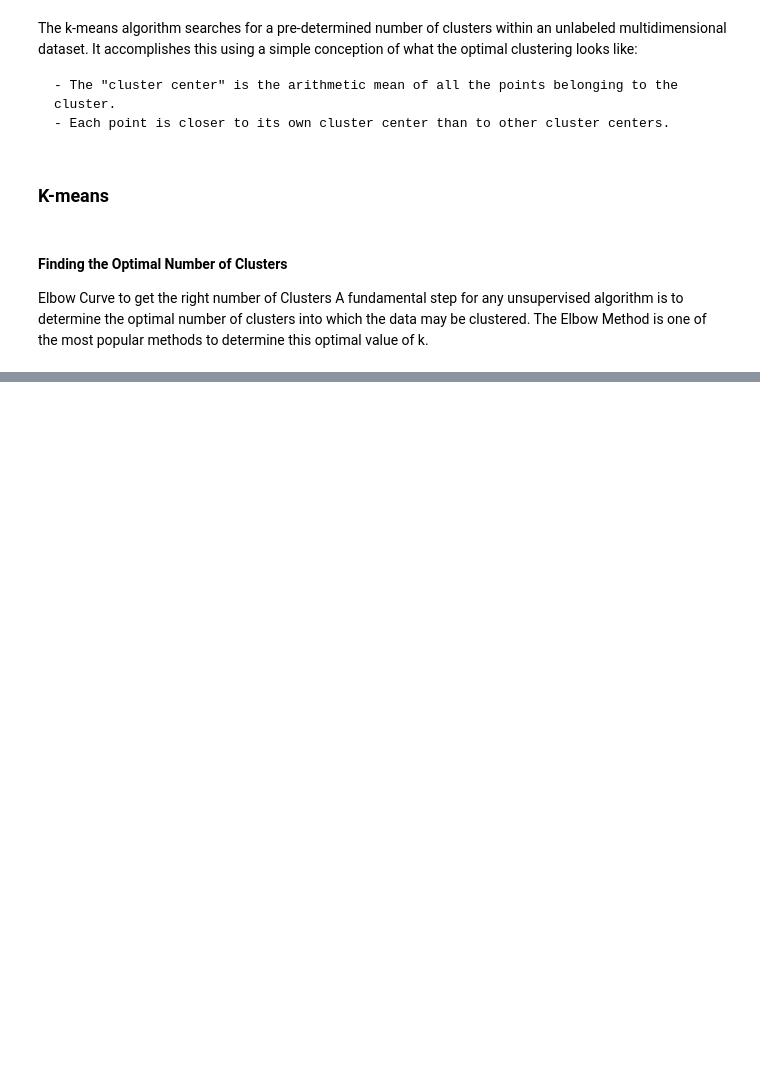
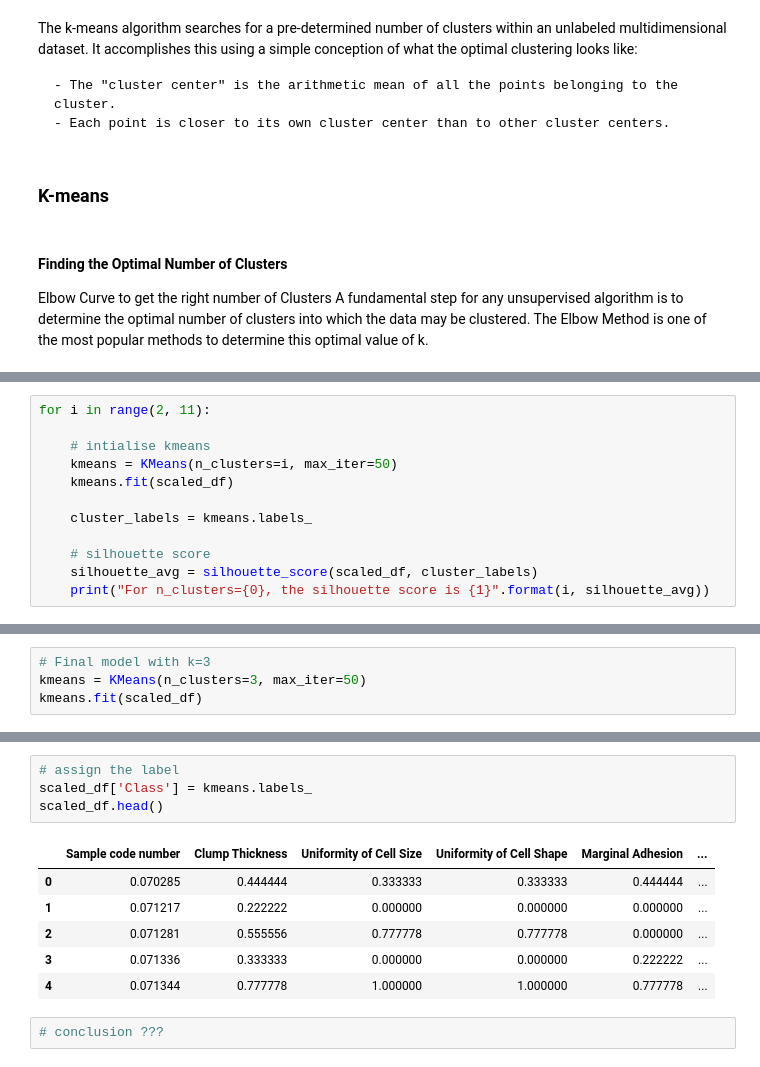
Before and after one commit to Azymir/Breast_Cancer_Wisconsin, a Jupyter notebook: Breast Cancer Wisconsin Notebook.ipynb, the cells around one changed output, grey strips where cells are left out. Drawn from its saved outputs; the diff is of its cells as text; blank space fills up the shorter version.

```diff
--- a/Breast Cancer Wisconsin Notebook.ipynb
+++ b/Breast Cancer Wisconsin Notebook.ipynb
@@ -322,0 +319,12 @@ plt.show()
+# %%
+for i in range(2, 11):
+
+    # intialise kmeans
+    kmeans = KMeans(n_clusters=i, max_iter=50)
+    kmeans.fit(scaled_df)
+
+    cluster_labels = kmeans.labels_
+
+    # silhouette score
+    silhouette_avg = silhouette_score(scaled_df, cluster_labels)
+    print("For n_clusters={0}, the silhouette score is {1}".format(i, silhouette_avg))
@@ -322,0 +341,4 @@ plt.show()
+# %%
+# Final model with k=3
+kmeans = KMeans(n_clusters=3, max_iter=50)
+kmeans.fit(scaled_df)
@@ -322,0 +367,13 @@ plt.show()
+# %%
+# assign the label
+scaled_df['Class'] = kmeans.labels_
+scaled_df.head()
+# %% [output]
+|  | Sample code number | Clump Thickness | Uniformity of Cell Size | Uniformity of Cell Shape | Marginal Adhesion | ... |
+| 0 | 0.070285 | 0.444444 | 0.333333 | 0.333333 | 0.444444 | ... |
+| 1 | 0.071217 | 0.222222 | 0.000000 | 0.000000 | 0.000000 | ... |
+| 2 | 0.071281 | 0.555556 | 0.777778 | 0.777778 | 0.000000 | ... |
+| 3 | 0.071336 | 0.333333 | 0.000000 | 0.000000 | 0.222222 | ... |
+| 4 | 0.071344 | 0.777778 | 1.000000 | 1.000000 | 0.777778 | ... |
+# %%
+# conclusion ???
```
Also changed, not shown: parts of 10 cells of this notebook.
